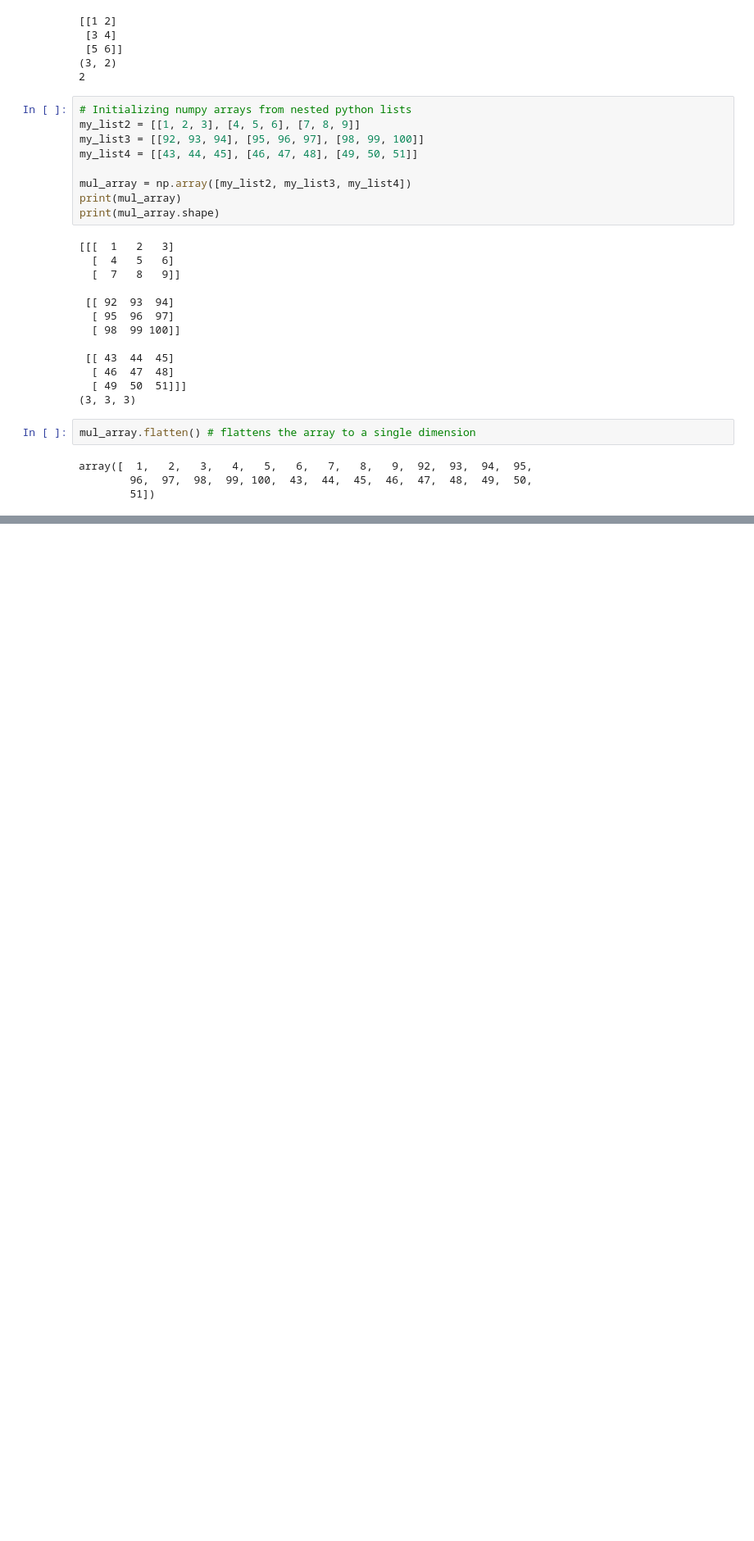
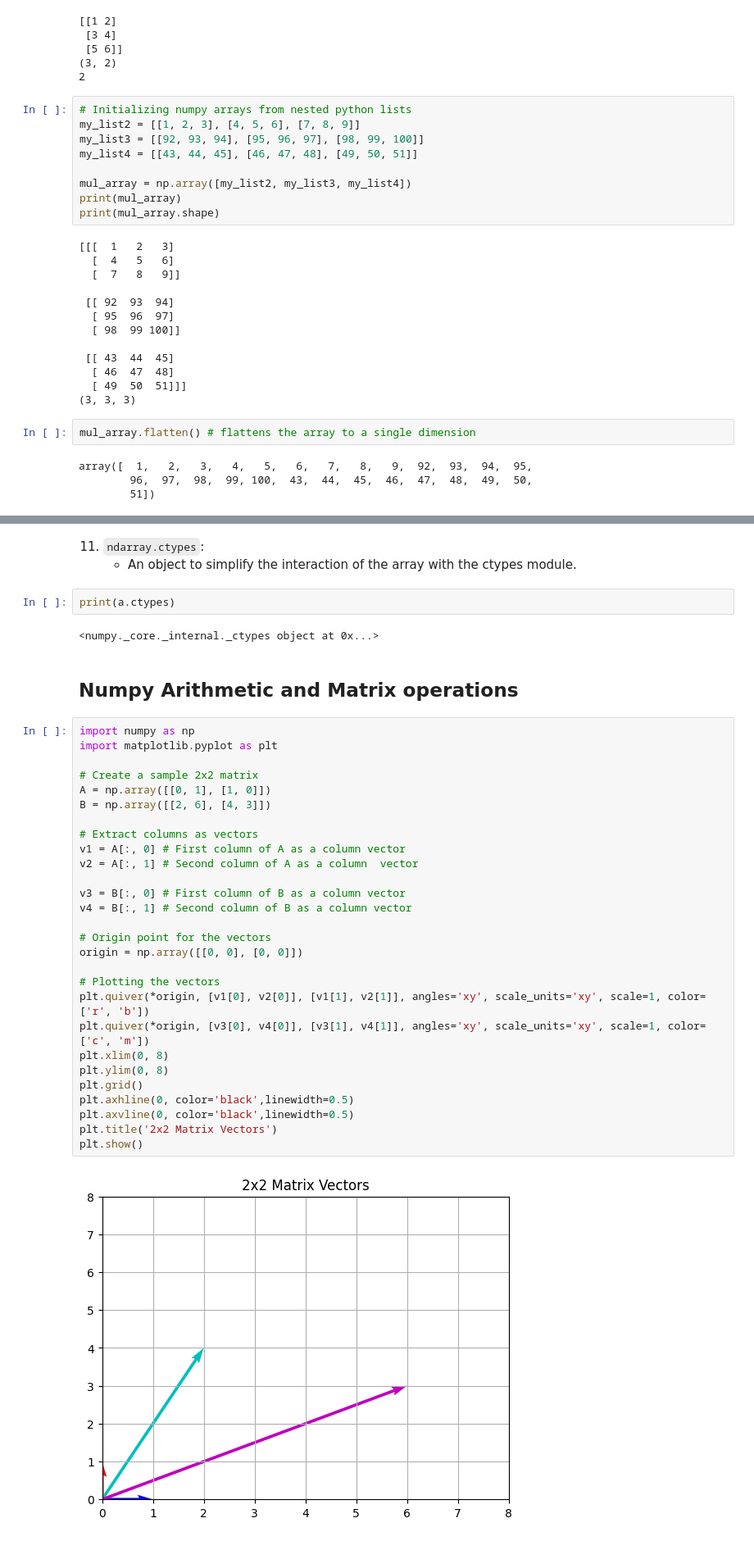
Before and after one commit to Sanket4496/Python-getting-started, a Jupyter notebook: Day-04/learn_numpy.ipynb, the cells around one changed output, grey strips where cells are left out. Shown: that part at 82% size. Drawn from its saved outputs; the diff is of its cells as text; blank space fills up the shorter version.

Commit message:
Added: Arithmetic Operations and  Matrix Operations

```diff
--- a/Day-04/learn_numpy.ipynb
+++ b/Day-04/learn_numpy.ipynb
@@ -165,0 +271,39 @@ These attributes provide a wealth of information about the structure and propert
+# %% [markdown]
+11. `ndarray.ctypes`:
+    - An object to simplify the interaction of the array with the ctypes module.
+# %%
+print(a.ctypes)
+# %% [output]
+<numpy._core._internal._ctypes object at 0x...>
+# %% [markdown]
+## Numpy Arithmetic and Matrix operations
+# %%
+import numpy as np
+import matplotlib.pyplot as plt
+
+# Create a sample 2x2 matrix
+A = np.array([[0, 1], [1, 0]])
+B = np.array([[2, 6], [4, 3]])
+
+# Extract columns as vectors
+v1 = A[:, 0] # First column of A as a column vector
+v2 = A[:, 1] # Second column of A as a column  vector
+
+v3 = B[:, 0] # First column of B as a column vector
+v4 = B[:, 1] # Second column of B as a column vector
+
+# Origin point for the vectors
+origin = np.array([[0, 0], [0, 0]])
+
+# Plotting the vectors
+plt.quiver(*origin, [v1[0], v2[0]], [v1[1], v2[1]], angles='xy', scale_units='xy', scale=1, color=['r', 'b'])
+plt.quiver(*origin, [v3[0], v4[0]], [v3[1], v4[1]], angles='xy', scale_units='xy', scale=1, color=['c', 'm'])
+plt.xlim(0, 8)
+plt.ylim(0, 8)
+plt.grid()
+plt.axhline(0, color='black',linewidth=0.5)
+plt.axvline(0, color='black',linewidth=0.5)
+plt.title('2x2 Matrix Vectors')
+plt.show()
+# %% [output]
+[figure, added]
```
Also changed, not shown: parts of 34 cells of this notebook.
